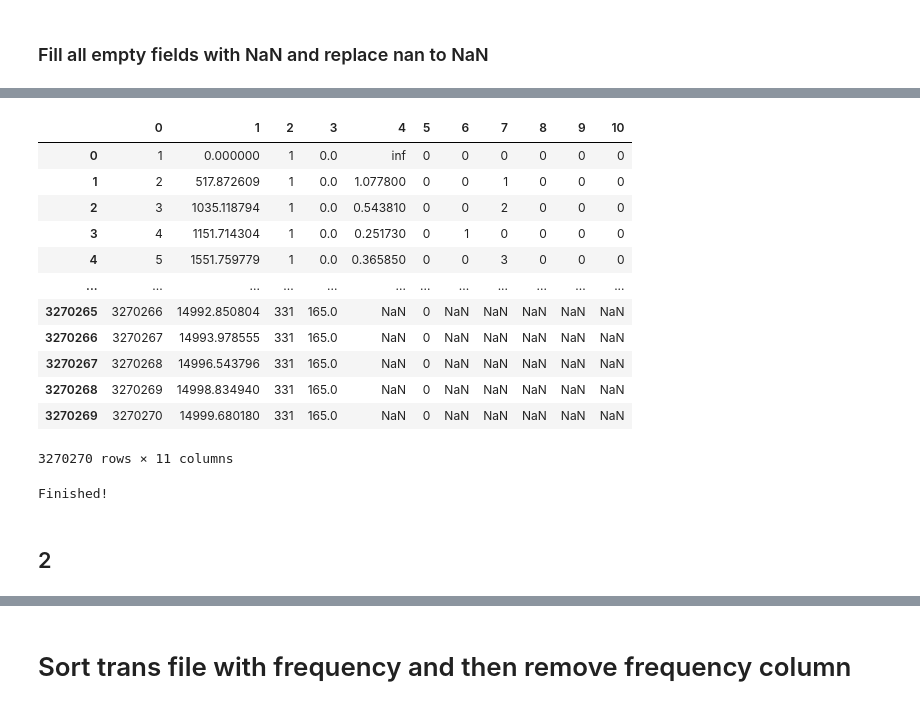
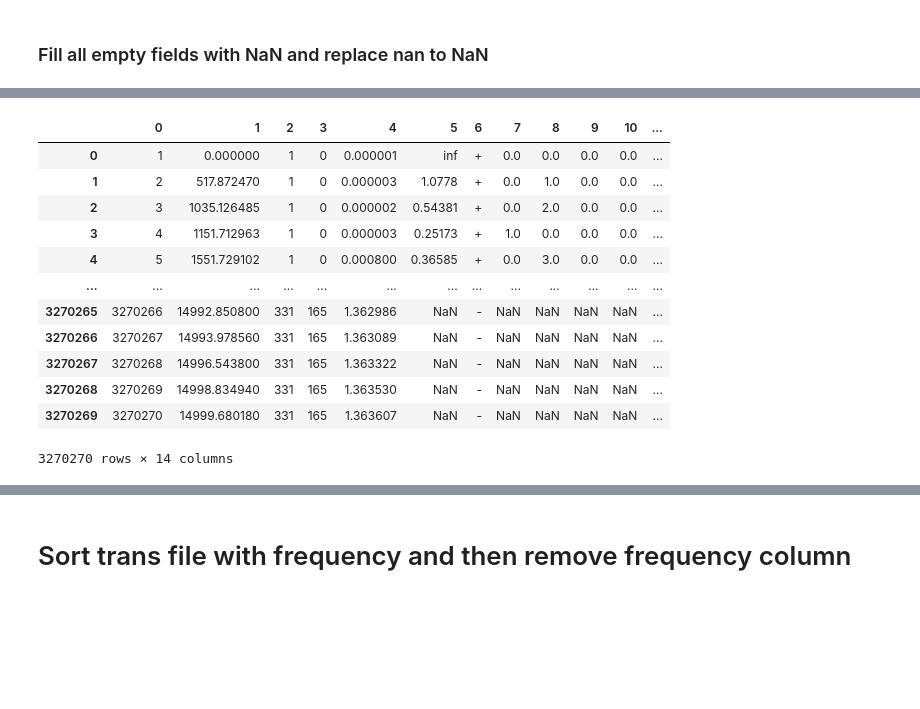
Before and after one commit to Beryl-Jingxin/PyExoCross, a Jupyter notebook: ExoMol_format/check_linelist.ipynb, the cells around one changed output, grey strips where cells are left out. Saved outputs shown, nothing was run; the diff lists cells and outputs as text; code cells hidden in the pictures; blank space fills up the shorter version.

```diff
--- a/ExoMol_format/check_linelist.ipynb
+++ b/ExoMol_format/check_linelist.ipynb
@@ -143,43 +72,19 @@ s_df_2
-# %%
-import numpy as np
-s_df_3 = s_df_2.fillna('NaN')
-s_df_3
-# %% [output]
-|  | 0 | 1 | 2 | 3 | 4 | 5 | 6 | 7 | 8 | 9 | 10 |
-| 0 | 1 | 0.000000 | 1 | 0.0 | inf | 0 | 0 | 0 | 0 | 0 | 0 |
-| 1 | 2 | 517.872609 | 1 | 0.0 | 1.077800 | 0 | 0 | 1 | 0 | 0 | 0 |
-| 2 | 3 | 1035.118794 | 1 | 0.0 | 0.543810 | 0 | 0 | 2 | 0 | 0 | 0 |
-| 3 | 4 | 1151.714304 | 1 | 0.0 | 0.251730 | 0 | 1 | 0 | 0 | 0 | 0 |
-| 4 | 5 | 1551.759779 | 1 | 0.0 | 0.365850 | 0 | 0 | 3 | 0 | 0 | 0 |
-| ... | ... | ... | ... | ... | ... | ... | ... | ... | ... | ... | ... |
-| 3270265 | 3270266 | 14992.850804 | 331 | 165.0 | NaN | 0 | NaN | NaN | NaN | NaN | NaN |
-| 3270266 | 3270267 | 14993.978555 | 331 | 165.0 | NaN | 0 | NaN | NaN | NaN | NaN | NaN |
-| 3270267 | 3270268 | 14996.543796 | 331 | 165.0 | NaN | 0 | NaN | NaN | NaN | NaN | NaN |
-| 3270268 | 3270269 | 14998.834940 | 331 | 165.0 | NaN | 0 | NaN | NaN | NaN | NaN | NaN |
-| 3270269 | 3270270 | 14999.680180 | 331 | 165.0 | NaN | 0 | NaN | NaN | NaN | NaN | NaN |
-3270270 rows × 11 columns
-# %%
-txt_path_1 = '/mnt/data/exomol/exomol3_data/SO2/32S-16O2/ExoAmes/32S-16O2__ExoAmes_1.states'
-txt_path_2 = '/mnt/data/exomol/exomol3_data/SO2/32S-16O2/ExoAmes/32S-16O2__ExoAmes_2.states'
-
-s_df_3.to_csv(txt_path_1, sep=',', quoting=csv.QUOTE_NONE, escapechar=',',
-              header=None, index=False, chunksize = 1000)
-
-def read_txt_in_chunks(path, chunk_size=1024*1024):
-    file = open(path, 'r')
-    while True:
-        chunk_data = file.read(chunk_size)
-        if not chunk_data:
-            break
-        yield chunk_data
-
-with open(txt_path_2, 'w') as txt_file:
-    for chunk in read_txt_in_chunks(txt_path_1):
-        string = str(chunk).replace(',',' ')
-        txt_file.write(string)
-    txt_file.close()
-print('Finished!')
-# %% [output]
-Finished!
-# %% [markdown]
-## 2
+# %%
+states_df = s_df
+states_df[4] = s_df[4].map('{: >12.6f}'.format).replace('         nan','         NaN')
+states_df = states_df.sort_values(by=0).fillna('NaN')
+states_df
+# %% [output]
+|  | 0 | 1 | 2 | 3 | 4 | 5 | 6 | 7 | 8 | 9 | 10 | ... |
+| 0 | 1 | 0.000000 | 1 | 0 | 0.000001 | inf | + | 0.0 | 0.0 | 0.0 | 0.0 | ... |
+| 1 | 2 | 517.872470 | 1 | 0 | 0.000003 | 1.0778 | + | 0.0 | 1.0 | 0.0 | 0.0 | ... |
+| 2 | 3 | 1035.126485 | 1 | 0 | 0.000002 | 0.54381 | + | 0.0 | 2.0 | 0.0 | 0.0 | ... |
+| 3 | 4 | 1151.712963 | 1 | 0 | 0.000003 | 0.25173 | + | 1.0 | 0.0 | 0.0 | 0.0 | ... |
+| 4 | 5 | 1551.729102 | 1 | 0 | 0.000800 | 0.36585 | + | 0.0 | 3.0 | 0.0 | 0.0 | ... |
+| ... | ... | ... | ... | ... | ... | ... | ... | ... | ... | ... | ... | ... |
+| 3270265 | 3270266 | 14992.850800 | 331 | 165 | 1.362986 | NaN | - | NaN | NaN | NaN | NaN | ... |
+| 3270266 | 3270267 | 14993.978560 | 331 | 165 | 1.363089 | NaN | - | NaN | NaN | NaN | NaN | ... |
+| 3270267 | 3270268 | 14996.543800 | 331 | 165 | 1.363322 | NaN | - | NaN | NaN | NaN | NaN | ... |
+| 3270268 | 3270269 | 14998.834940 | 331 | 165 | 1.363530 | NaN | - | NaN | NaN | NaN | NaN | ... |
+| 3270269 | 3270270 | 14999.680180 | 331 | 165 | 1.363607 | NaN | - | NaN | NaN | NaN | NaN | ... |
+3270270 rows × 14 columns
```
Also changed, not shown: parts of 40 cells of this notebook, 14 other files.
